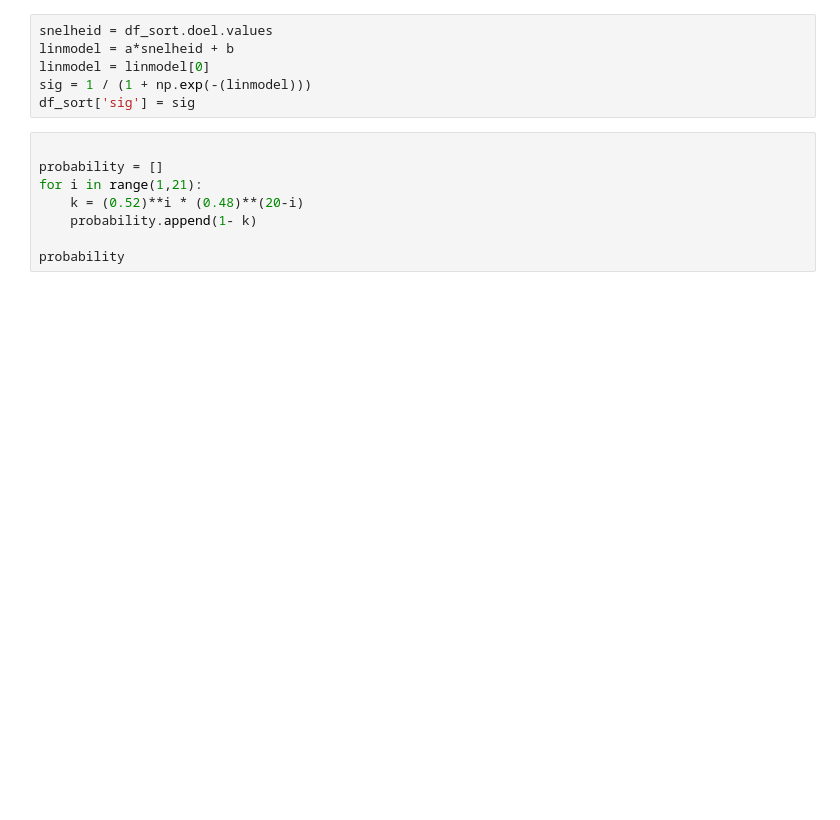
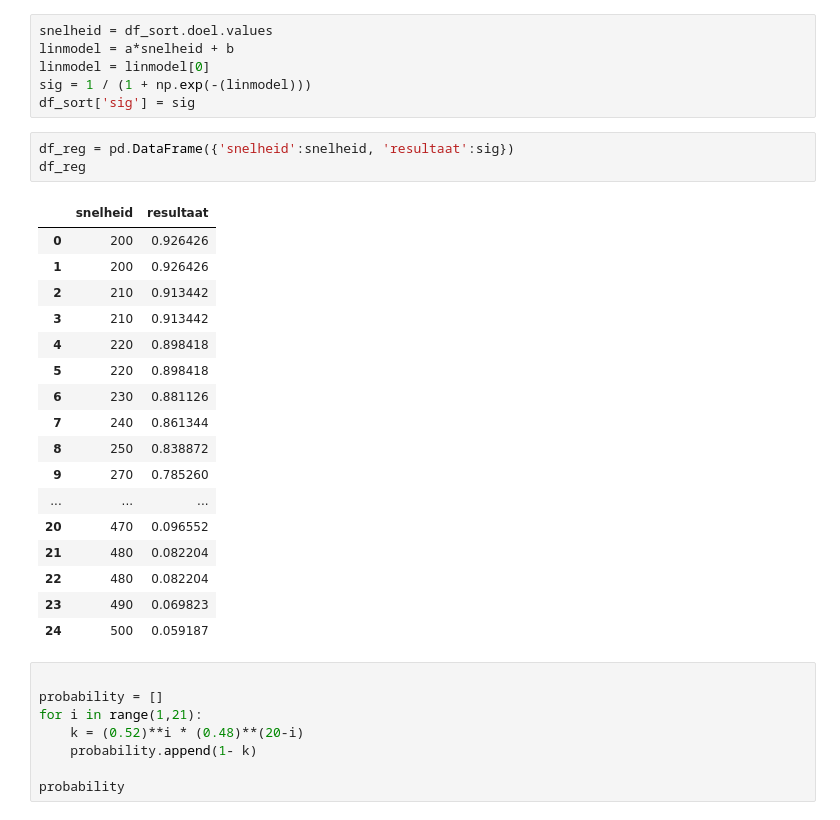
Before and after one commit to R4vante/School, a Jupyter notebook: Statistical_Learning/Data_Analyse/BOEM_raket.ipynb, the cells around one changed output. Cells and saved outputs as stored; diff of their text form; blank space fills up the shorter version.

```diff
--- a/Statistical_Learning/Data_Analyse/BOEM_raket.ipynb
+++ b/Statistical_Learning/Data_Analyse/BOEM_raket.ipynb
@@ -264,6 +277,27 @@ linmodel = a*snelheid + b
 linmodel = linmodel[0]
 sig = 1 / (1 + np.exp(-(linmodel)))
 df_sort['sig'] = sig
+# %%
+df_reg = pd.DataFrame({'snelheid':snelheid, 'resultaat':sig})
+df_reg
+# %% [output]
+|  | snelheid | resultaat |
+| 0 | 200 | 0.926426 |
+| 1 | 200 | 0.926426 |
+| 2 | 210 | 0.913442 |
+| 3 | 210 | 0.913442 |
+| 4 | 220 | 0.898418 |
+| 5 | 220 | 0.898418 |
+| 6 | 230 | 0.881126 |
+| 7 | 240 | 0.861344 |
+| 8 | 250 | 0.838872 |
+| 9 | 270 | 0.785260 |
+| ... | ... | ... |
+| 20 | 470 | 0.096552 |
+| 21 | 480 | 0.082204 |
+| 22 | 480 | 0.082204 |
+| 23 | 490 | 0.069823 |
+| 24 | 500 | 0.059187 |
 # %%
 
 probability = []
```
Also changed, not shown: parts of 15 cells of this notebook, 10 other files.
